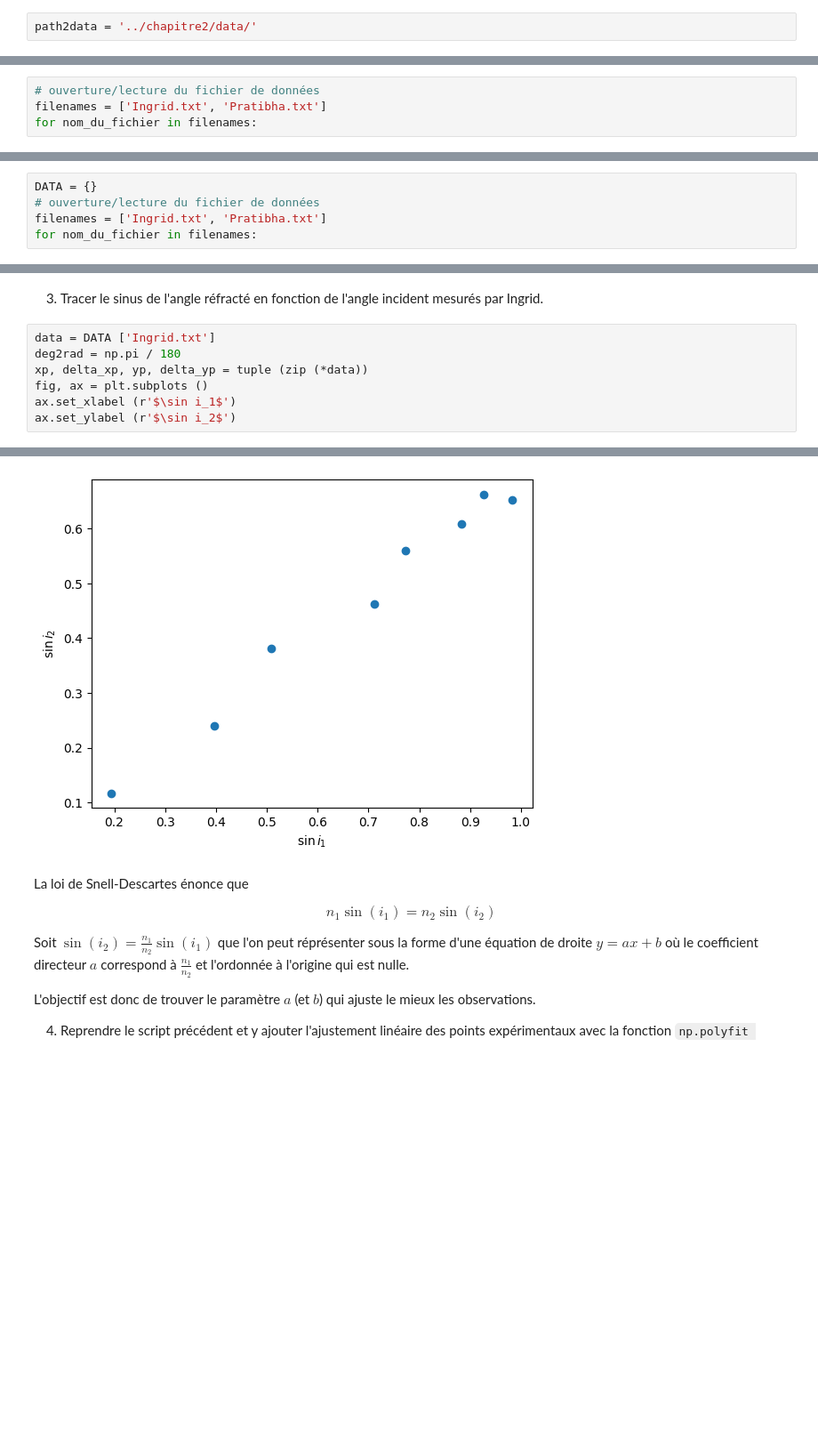
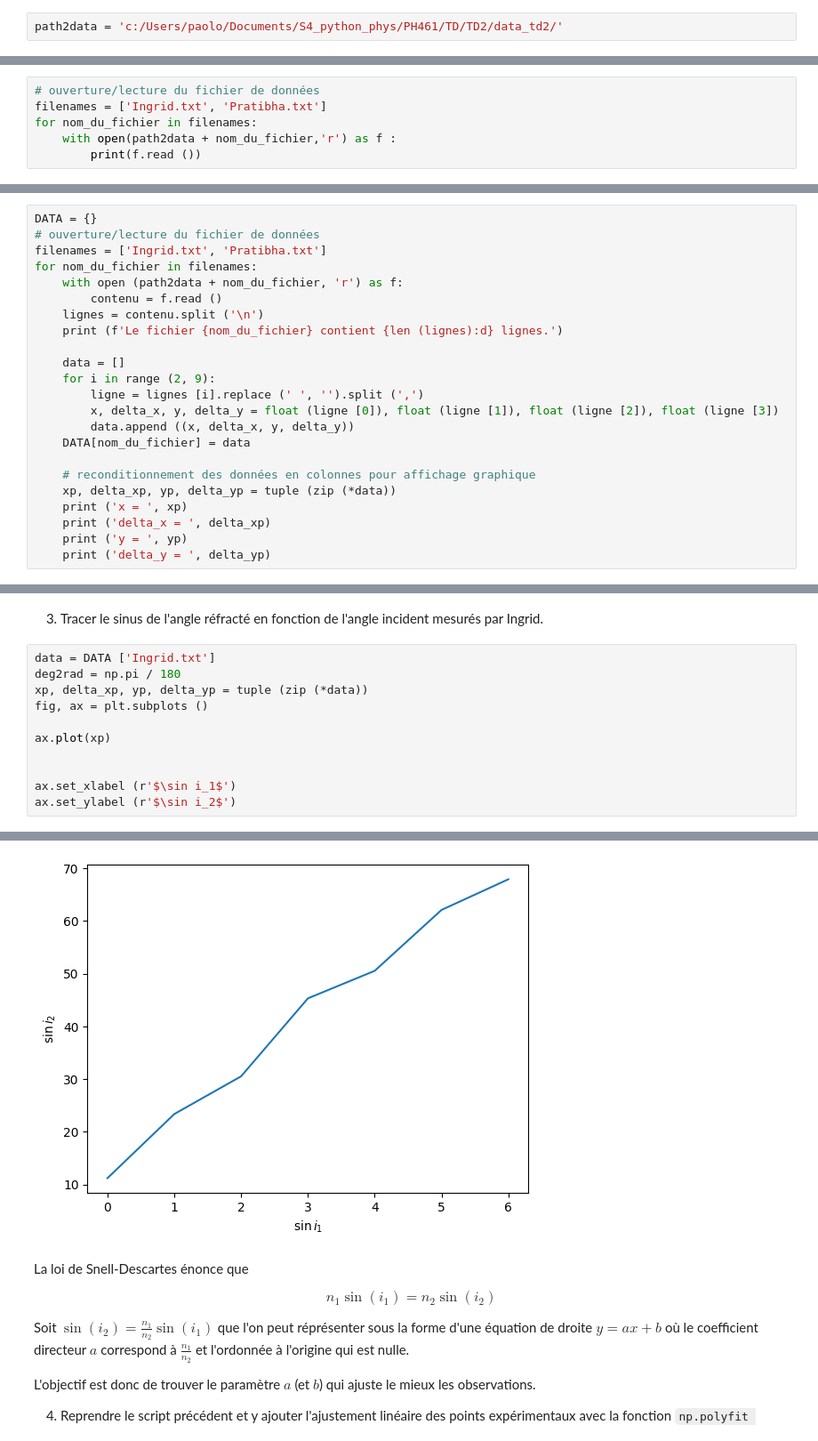
Before and after one commit to Paol06/S4_python_phys, a Jupyter notebook: PH461/TD/TD3/TD3_partie1.ipynb, the cells around one changed output, grey strips where cells are left out. Shown at 89% size. Saved outputs shown, nothing was run; the diff lists cells and outputs as text; blank space fills up the shorter version.

```diff
--- a/PH461/TD/TD3/TD3_partie1.ipynb
+++ b/PH461/TD/TD3/TD3_partie1.ipynb
@@ -6,11 +6,13 @@ import numpy as np
 # %% [markdown]
 1. Après l'avoir identifié dans l'arborescence de votre machine, déclarer le chemin d'accès aux fichiers "Ingrid.txt" et "Prathiba.txt" dans la variable _path2data_.
 # %%
-path2data = '../chapitre2/data/'
+path2data = 'c:/Users/paolo/Documents/S4_python_phys/PH461/TD/TD2/data_td2/'
 # %% [markdown]
 2. Copier le contenu de la cellule du cours sur la lecture de fichiers (chapitre 2) où le fichier "Prathiba.txt" a été lu et l'intégrer dans la boucle suivante de façon à lire le contenu des fichiers
 # %%
 # ouverture/lecture du fichier de données
 filenames = ['Ingrid.txt', 'Pratibha.txt']
 for nom_du_fichier in filenames:
+    with open(path2data + nom_du_fichier,'r') as f :
+        print(f.read ())
 # %% [output]
@@ -33,4 +40,22 @@ DATA = {}
 # ouverture/lecture du fichier de données
 filenames = ['Ingrid.txt', 'Pratibha.txt']
 for nom_du_fichier in filenames:
+    with open (path2data + nom_du_fichier, 'r') as f:
+        contenu = f.read ()
+    lignes = contenu.split ('\n')
+    print (f'Le fichier {nom_du_fichier} contient {len (lignes):d} lignes.')
+
+    data = []
+    for i in range (2, 9):
+        ligne = lignes [i].replace (' ', '').split (',')
+        x, delta_x, y, delta_y = float (ligne [0]), float (ligne [1]), float (ligne [2]), float (ligne [3])
+        data.append ((x, delta_x, y, delta_y))
+    DATA[nom_du_fichier] = data
+
+    # reconditionnement des données en colonnes pour affichage graphique
+    xp, delta_xp, yp, delta_yp = tuple (zip (*data))
+    print ('x = ', xp)
+    print ('delta_x = ', delta_xp)
+    print ('y = ', yp)
+    print ('delta_y = ', delta_yp)
 # %% [output]
@@ -72,6 +93,10 @@ data = DATA ['Ingrid.txt']
 deg2rad = np.pi / 180
 xp, delta_xp, yp, delta_yp = tuple (zip (*data))
 fig, ax = plt.subplots ()
+
+ax.plot(xp)
+
+
 ax.set_xlabel (r'$\sin i_1$')
 ax.set_ylabel (r'$\sin i_2$')
 # %% [output]
@@ -78,4 +104,4 @@ ax.set_ylabel (r'$\sin i_2$')
-[figure, old version]
+[figure, new version]
 # %% [markdown]
 La loi de Snell-Descartes énonce que
 
```
Also changed, not shown: parts of 4 cells of this notebook, 10 other files.
